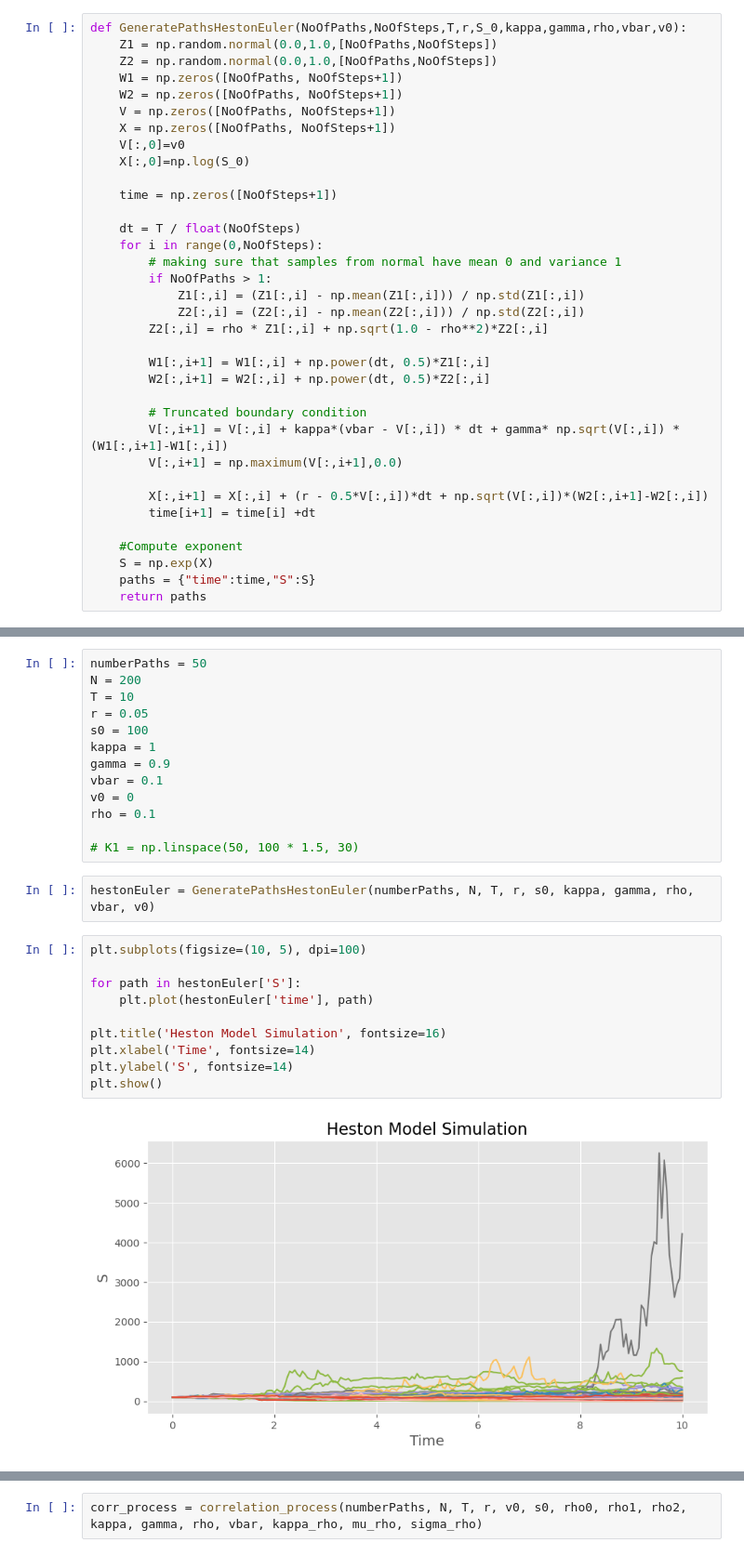
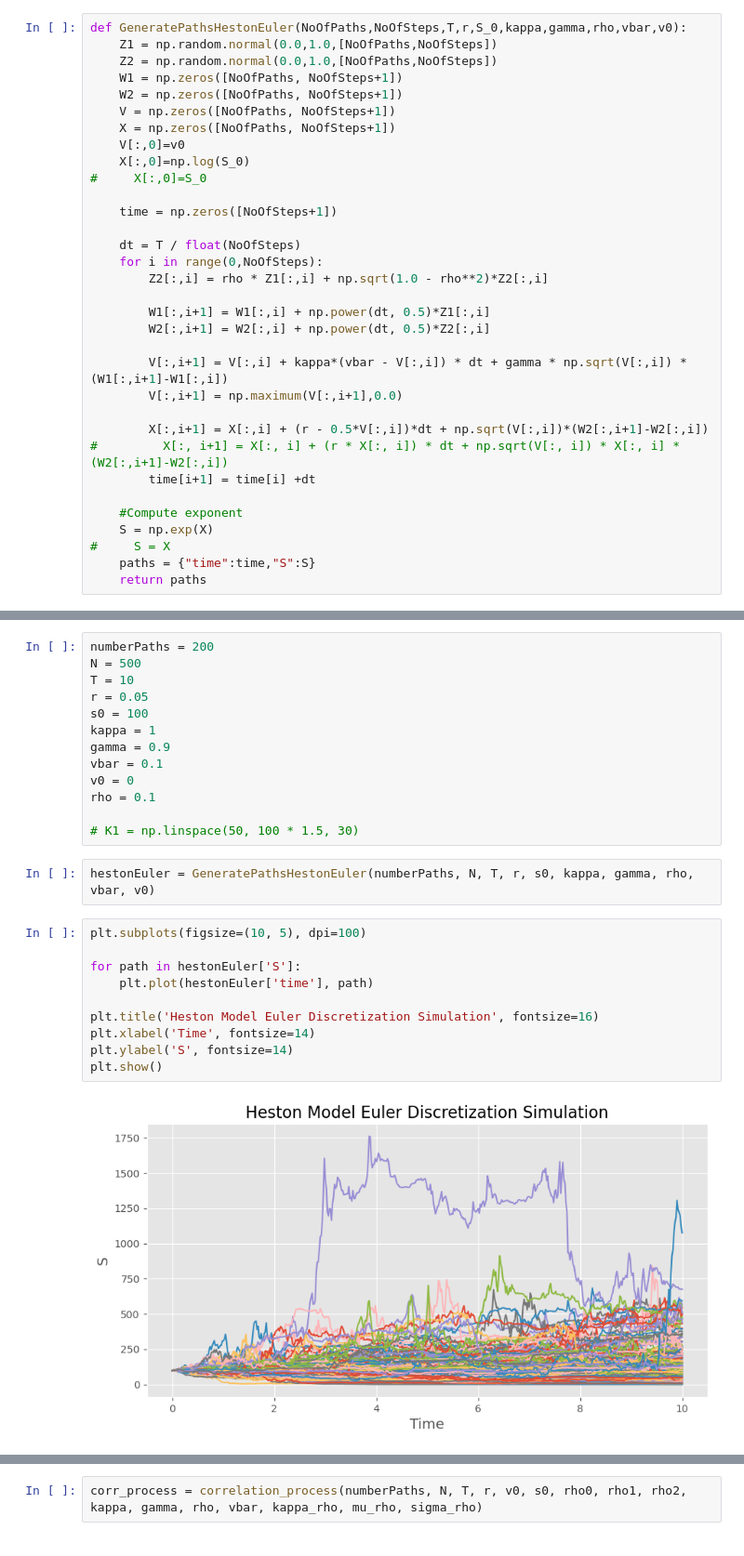
Before and after one commit to kirillzx/Generalized-Bates-model-draft, a Jupyter notebook: Main Modeling.ipynb, the cells around one changed output, grey strips where cells are left out. Shown at 93% size. Drawn from its saved outputs; the diff is of its cells as text.

```diff
--- a/Main Modeling.ipynb
+++ b/Main Modeling.ipynb
@@ -372,28 +430,26 @@ def GeneratePathsHestonEuler(NoOfPaths,NoOfSteps,T,r,S_0,kappa,gamma,rho,vbar,v0
     X = np.zeros([NoOfPaths, NoOfSteps+1])
     V[:,0]=v0
     X[:,0]=np.log(S_0)
+#     X[:,0]=S_0
 
     time = np.zeros([NoOfSteps+1])
 
     dt = T / float(NoOfSteps)
     for i in range(0,NoOfSteps):
-        # making sure that samples from normal have mean 0 and variance 1
-        if NoOfPaths > 1:
-            Z1[:,i] = (Z1[:,i] - np.mean(Z1[:,i])) / np.std(Z1[:,i])
-            Z2[:,i] = (Z2[:,i] - np.mean(Z2[:,i])) / np.std(Z2[:,i])
         Z2[:,i] = rho * Z1[:,i] + np.sqrt(1.0 - rho**2)*Z2[:,i]
 
         W1[:,i+1] = W1[:,i] + np.power(dt, 0.5)*Z1[:,i]
         W2[:,i+1] = W2[:,i] + np.power(dt, 0.5)*Z2[:,i]
 
-        # Truncated boundary condition
-        V[:,i+1] = V[:,i] + kappa*(vbar - V[:,i]) * dt + gamma* np.sqrt(V[:,i]) * (W1[:,i+1]-W1[:,i])
+        V[:,i+1] = V[:,i] + kappa*(vbar - V[:,i]) * dt + gamma * np.sqrt(V[:,i]) * (W1[:,i+1]-W1[:,i])
         V[:,i+1] = np.maximum(V[:,i+1],0.0)
 
         X[:,i+1] = X[:,i] + (r - 0.5*V[:,i])*dt + np.sqrt(V[:,i])*(W2[:,i+1]-W2[:,i])
+#         X[:, i+1] = X[:, i] + (r * X[:, i]) * dt + np.sqrt(V[:, i]) * X[:, i] *(W2[:,i+1]-W2[:,i])
         time[i+1] = time[i] +dt
 
     #Compute exponent
     S = np.exp(X)
+#     S = X
     paths = {"time":time,"S":S}
     return paths
@@ -400,6 +489,6 @@ def GeneratePathsHestonEuler(NoOfPaths,NoOfSteps,T,r,S_0,kappa,gamma,rho,vbar,v0
 # %%
-numberPaths = 50
-N = 200
+numberPaths = 200
+N = 500
 T = 10
 r = 0.05
 s0 = 100
@@ -415,12 +504,12 @@ hestonEuler = GeneratePathsHestonEuler(numberPaths, N, T, r, s0, kappa, gamma, r
 # %%
 plt.subplots(figsize=(10, 5), dpi=100)
 
 for path in hestonEuler['S']:
     plt.plot(hestonEuler['time'], path)
 
-plt.title('Heston Model Simulation', fontsize=16)
+plt.title('Heston Model Euler Discretization Simulation', fontsize=16)
 plt.xlabel('Time', fontsize=14)
 plt.ylabel('S', fontsize=14)
 plt.show()
 # %% [output]
-[figure, old version]
+[figure, new version]
```
Also changed, not shown: parts of 13 cells of this notebook.
